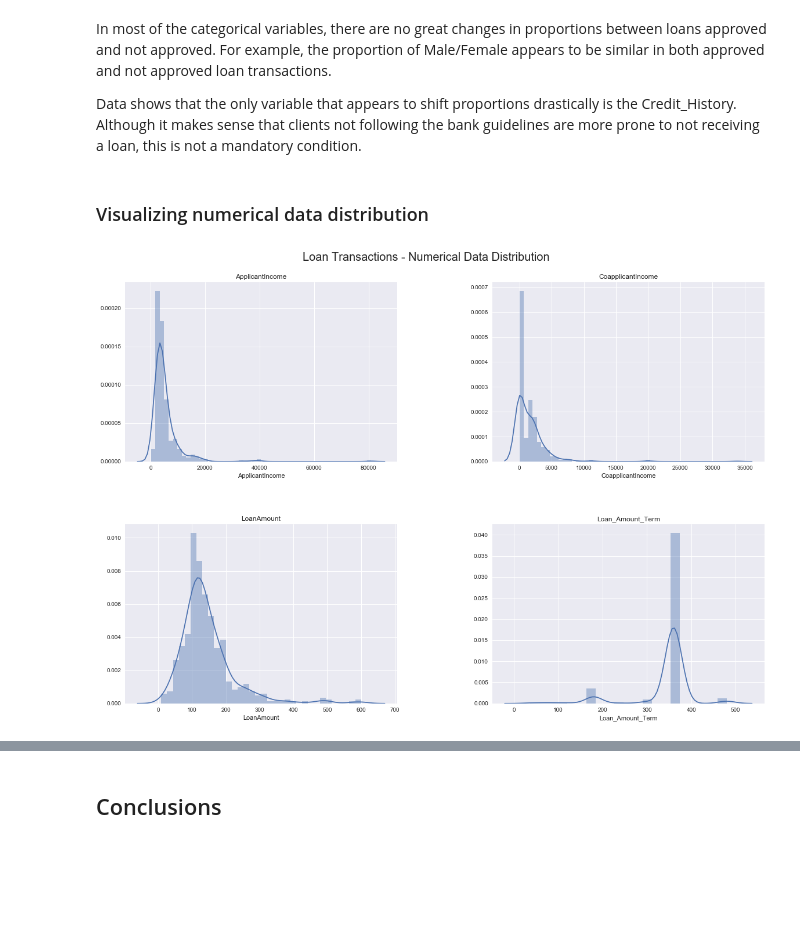
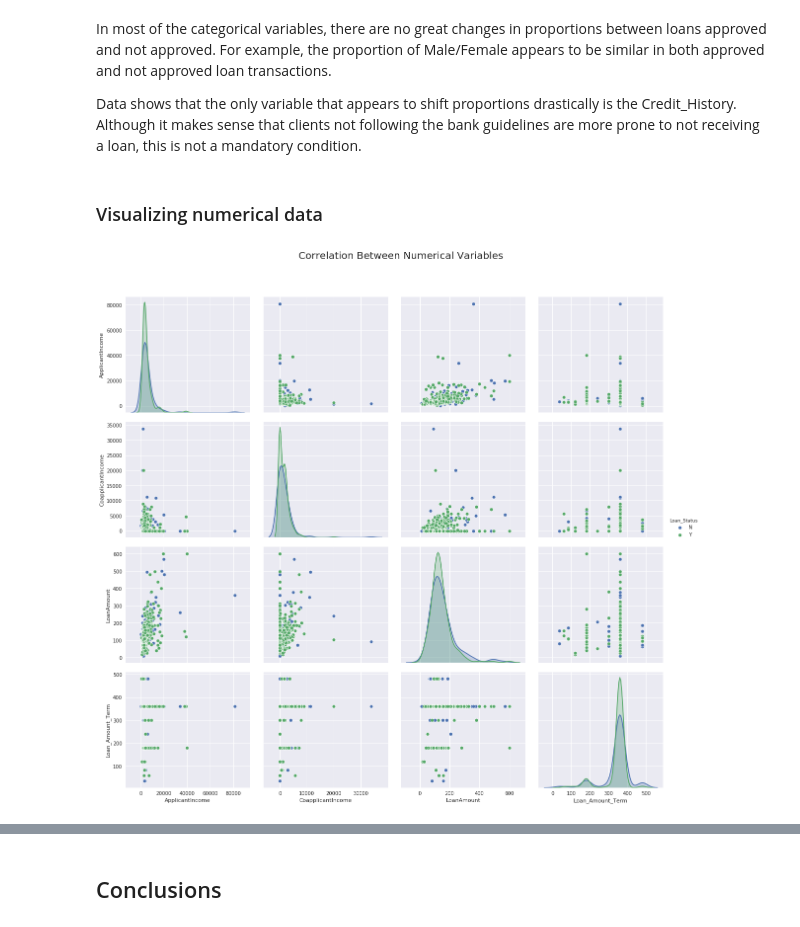
Before and after one commit to lucasthim/loan-prediction, a Jupyter notebook: 01_exploratory_analysis.ipynb, the cells around one changed output, grey strips where cells are left out. Saved outputs shown, nothing was run; the diff lists cells and outputs as text; code cells hidden in the pictures; blank space fills up the shorter version.

```diff
--- a/01_exploratory_analysis.ipynb
+++ b/01_exploratory_analysis.ipynb
@@ -143,7 +142,7 @@ In most of the categorical variables, there are no great changes in proportions
 
 Data shows that the only variable that appears to shift proportions drastically is the Credit_History. Although it makes sense that clients not following the bank guidelines are more prone to not receiving a loan, this is not a mandatory condition.
 # %% [markdown]
-### Visualizing numerical data distribution
+### Visualizing numerical data
 # %%
 def plot_numerical_distributions(df,title,n_rows = 2,n_columns = 2):
     #TODO: Make a cumulative density plot along with this plot
@@ -154,14 +153,20 @@ def plot_numerical_distributions(df,title,n_rows = 2,n_columns = 2):
 
         row_index = int(index/n_columns)
         col_index = int(index - n_columns*row_index)
-        ax = sns.distplot(df[col],ax = axes[row_index][col_index])
+        ax = sns.distplot(df[col], norm_hist=False,ax = axes[row_index][col_index],kde = False)
         ax.set_title(col)
-
+        label = r'$\mu={0},\ \sigma={1},\ median={2},\ mode={3}$'.format(int(df[col].mean()),int(df[col].std()),int(df[col].median()),int(df[col].mode().values[0]))
+        ax.set_xlabel(label)
     plt.subplots_adjust(top=0.92, bottom=0.08, left=0.10, right=0.95, hspace=0.35,
                     wspace=0.35)
     plt.show()
+
+def plot_numerical_correlation(df,title):
+    scatter_matrix = sns.pairplot(df_import_no_nan[numerical_columns + ['Loan_Status']],hue='Loan_Status',height = 4);
+    scatter_matrix.fig.suptitle('Correlation Between Numerical Variables',fontsize = 20);
+    plt.subplots_adjust(top=0.9)
 # %%
 numerical_columns = ['ApplicantIncome', 'CoapplicantIncome', 'LoanAmount', 'Loan_Amount_Term']
-plot_numerical_distributions(df_import_no_nan[numerical_columns],'Loan Transactions - Numerical Data Distribution')
+plot_numerical_correlation(df_import_no_nan[numerical_columns + ['Loan_Status']],'Correlation Between Numerical Variables')
 # %% [output]
-[figure, old version]
+[figure, new version]
```
Also changed, not shown: parts of 14 cells of this notebook, 1 other file.
